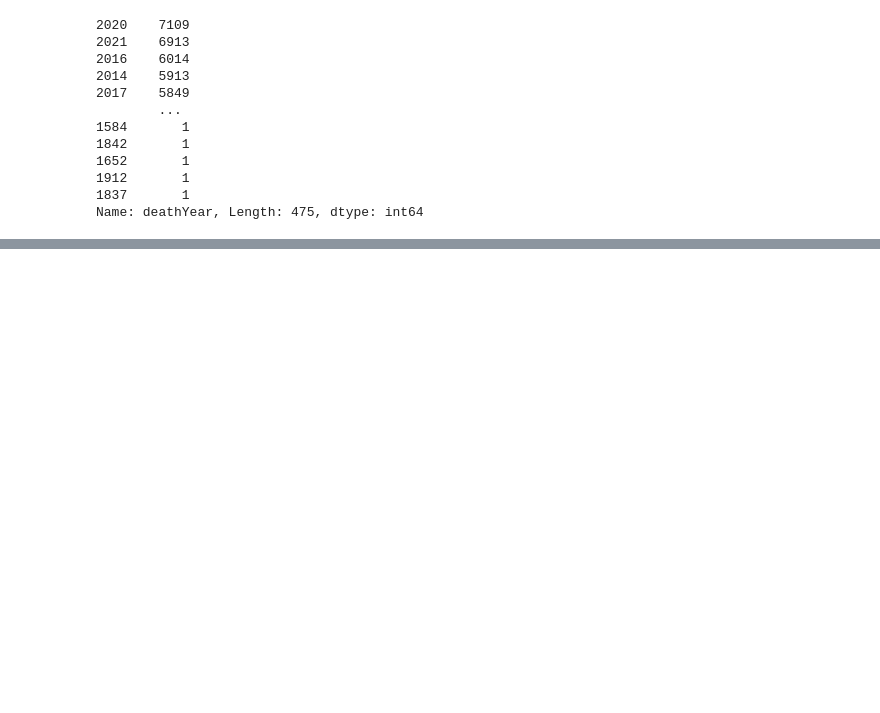
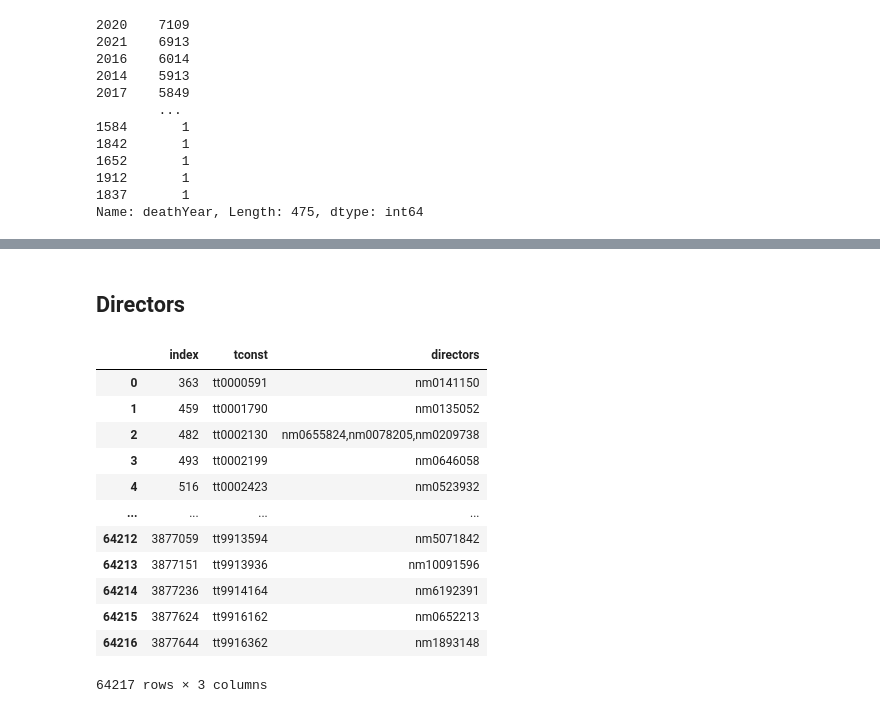
Before and after one commit to KlavMar/recommandations_films, a Jupyter notebook: project_2_part_2.ipynb, the cells around one changed output, grey strips where cells are left out. Cells and saved outputs as stored; diff of their text form; code cells hidden in the pictures; blank space fills up the shorter version.

```diff
--- a/project_2_part_2.ipynb
+++ b/project_2_part_2.ipynb
@@ -804,0 +860,19 @@ Name: deathYear, Length: 475, dtype: int64
+# %% [markdown]
+## Directors
+# %%
+df_directors=df_movies_dummies_runtimes.loc[:,'tconst'].reset_index().merge(df_title_crew.iloc[:,:2],how="inner",left_on="tconst",right_on="tconst")
+df_directors
+# %% [output]
+|  | index | tconst | directors |
+| 0 | 363 | tt0000591 | nm0141150 |
+| 1 | 459 | tt0001790 | nm0135052 |
+| 2 | 482 | tt0002130 | nm0655824,nm0078205,nm0209738 |
+| 3 | 493 | tt0002199 | nm0646058 |
+| 4 | 516 | tt0002423 | nm0523932 |
+| ... | ... | ... | ... |
+| 64212 | 3877059 | tt9913594 | nm5071842 |
+| 64213 | 3877151 | tt9913936 | nm10091596 |
+| 64214 | 3877236 | tt9914164 | nm6192391 |
+| 64215 | 3877624 | tt9916162 | nm0652213 |
+| 64216 | 3877644 | tt9916362 | nm1893148 |
+64217 rows × 3 columns
```
Also changed, not shown: parts of 10 cells of this notebook.
